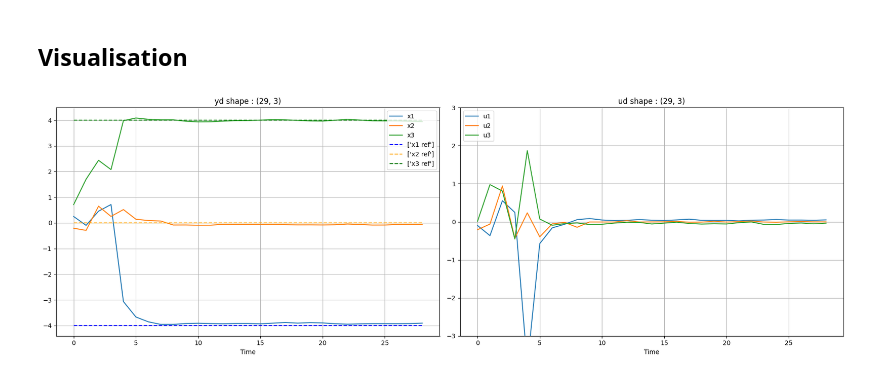
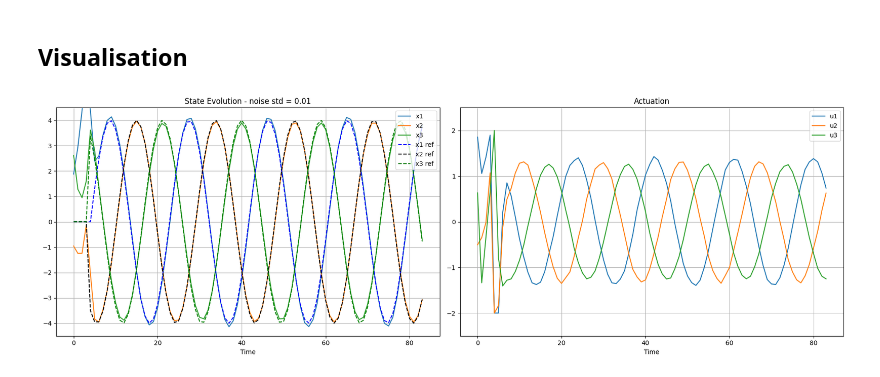
Before and after one commit to michael-cummins/DeePC-HUNT, a Jupyter notebook: notebooks/linear_deepc.ipynb, the cells around one changed output. Cells and saved outputs as stored; diff of their text form; code cells hidden in the pictures.

```diff
--- a/notebooks/linear_deepc.ipynb
+++ b/notebooks/linear_deepc.ipynb
@@ -80,63 +81,75 @@ yd = yd.reshape((T*p,))
 # %%
 u_ini = ud[:m*Tini].reshape((Tini*m,))
 y_ini = yd[:p*Tini].reshape((Tini*p,))
-y_constraints = np.kron(np.ones(Tf), np.array([5,1,5]))
-u_constraonts = np.kron(np.ones(Tf), np.array([5,5,5]))
+y_constraints = np.kron(np.ones(Tf), np.array([5,5,5]))
+u_constraonts = np.kron(np.ones(Tf), np.array([2,2,2]))
 R = np.eye(m)*0.1
 Q = np.eye(p)*10
-ref = np.array([-4,0,4])
-r = np.kron(np.ones(Tf), ref)
 
 controller = DeePC(
     ud=ud, yd=yd, y_constraints=y_constraints, u_constraints=u_constraonts,
     N=Tf, Tini=Tini, n=n, T=T, p=p, m=m, Q=Q, R=R
 )
-controller.setup(ref=r, u_ini=u_ini, y_ini=y_ini, lam_y=0.5)
 # %% [markdown]
 ## Simulation
 # %%
-T = 25
+T = 80
+dt = 0.1
 uT = [*u_ini]
 yT = [*y_ini]
 
 for i in range(0,T):
+
+    # Time varying reference -> 3 sinusoids, 120 degrees phase shift
+    r = np.array([
+        [4*np.sin(t/3), 4*np.sin(t/3 - np.pi*0.66), 4*np.sin(t/3 - 2*np.pi*0.66)] for t in np.linspace(start=i, stop=i+1, num=Tf)
+    ])
+    r = r.reshape((Tf*3,))
+
+    # Solve for optimal input
+    controller.setup(ref=r, u_ini=u_ini, y_ini=y_ini, lam_y=0.7)
     action = controller.solve(verbose=False)
+
+    # roll forward simulation and reset initial conditions
     obs = A@y_ini[-p:] + action
     yT = np.append(yT, obs + np.random.randn(p,)*0.01)
     uT = np.append(uT, action)
     u_ini = uT[-m*Tini:]
     y_ini = yT[-p*Tini:]
-    controller.setup(ref=r, u_ini=u_ini, y_ini=y_ini, lam_y=0.1)
 # %% [markdown]
 ## Visualisation
 # %%
 plt.rcParams["figure.figsize"] = (18,6)
 yT, uT = np.array(yT), np.array(uT)
+
+ref = np.array([
+    [4*np.sin(t/3), 4*np.sin(t/3 - np.pi*0.66), 4*np.sin(t/3 - 2*np.pi*0.66)] for t in np.linspace(start=0, stop=T-1, num=int(Tf*T*dt))
+])
+ref = np.vstack([np.zeros((Tini,p)), ref])
 
 yT = yT.reshape((T+Tini,3))
 uT = uT.reshape((T+Tini,3))
 plt.subplot(1,2,1)
 plt.plot(range(0,T+Tini), yT, label=['x1', 'x2', 'x3'])
-plt.plot(range(0,T+Tini), ref[0]*np.ones(T+Tini), 'b--',label=['x1 ref'])
-plt.plot(range(0,T+Tini), ref[1]*np.zeros(T+Tini), '--', color='orange', label=['x2 ref'])
-plt.plot(range(0,T+Tini), ref[2]*np.ones(T+Tini), 'g--', label=['x3 ref'])
-# plt.plot(range(0,3), )
+plt.plot(range(0,T+Tini), ref[:,0], 'b--', label='x1 ref')
+plt.plot(range(0,T+Tini), ref[:,1], 'k--', label='x2 ref')
+plt.plot(range(0,T+Tini), ref[:,2], 'g--', label='x3 ref')
 plt.legend(loc="upper right")
 plt.xlabel('Time')
-plt.title(f"yd shape : {yT.shape}")
+plt.title(f"State Evolution - noise std = 0.01")
 plt.grid('on')
-# plt.ylim(-10.5,10.5)
+plt.ylim(-4.5,4.5)
 plt.tight_layout()
 
 plt.subplot(1,2,2)
 plt.plot(range(0,T+Tini), uT, label=['u1', 'u2', 'u3'])
-plt.legend(loc="upper left")
+plt.legend(loc="upper right")
 plt.xlabel('Time')
-plt.title(f"ud shape : {uT.shape}")
+plt.title(f"Actuation")
 plt.grid('on')
-plt.ylim(-3,3)
+plt.ylim(-2.5,2.5)
 plt.tight_layout()
 
 plt.show()
 # %% [output]
-[figure, old version]
+[figure, new version]
```
Also changed, not shown: parts of 1 cell of this notebook, 1 other file.
